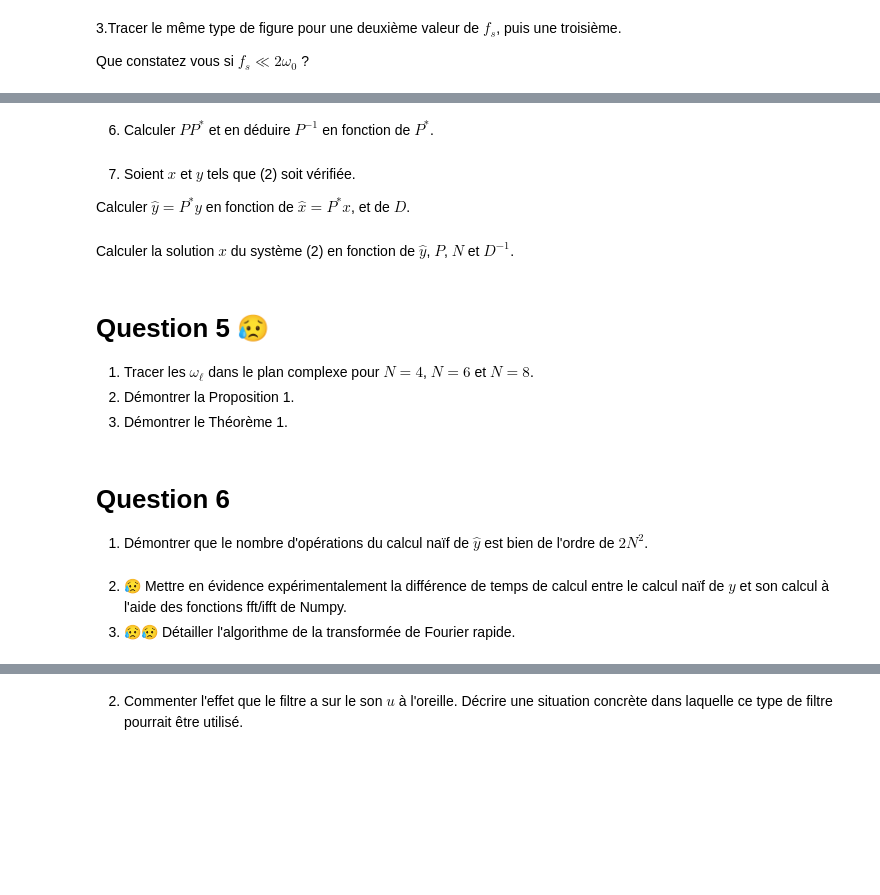
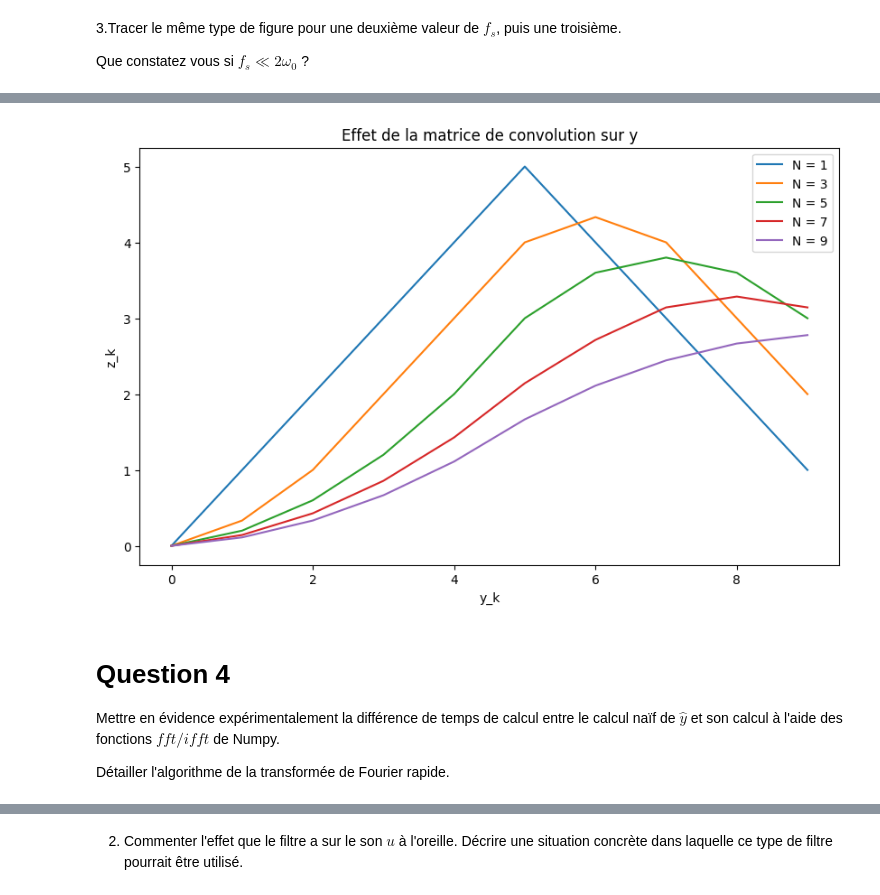
Before and after one commit to wikolyya/projet_deconvolution_VALV, a Jupyter notebook: Projet_Deconvolution_NoteBook_UE Modelisation EADS.ipynb, the cells around one changed output, grey strips where cells are left out. Drawn from its saved outputs; the diff is of its cells as text; code cells hidden in the pictures; blank space fills up the shorter version.

```diff
--- a/Projet_Deconvolution_NoteBook_UE Modelisation EADS.ipynb
+++ b/Projet_Deconvolution_NoteBook_UE Modelisation EADS.ipynb
@@ -155,21 +153,49 @@ On note $D$ la matrice diagonale $D=\left(
-# %% [markdown]
-6. Calculer $PP^*$ et en déduire $P^{-1}$ en fonction de $P^*$.
-# %% [markdown]
-7. Soient $x$ et $y$ tels que (2) soit vérifiée.
-
- Calculer $\hat{y}=P^*y$ en fonction de $\hat{x}=P^*x$, et de $D$.
-# %% [markdown]
-Calculer la solution $x$ du système (2) en fonction de $\hat{y}$, $P$, $N$ et $D^{-1}$.
-# %% [markdown]
-# Question 5 &#x1F625;
-
-1. Tracer les $\omega_\ell$ dans le plan complexe pour $N=4$, $N=6$ et $N=8$.
-2. Démontrer la Proposition 1.
-3. Démontrer le Théorème 1.
-# %% [markdown]
-# Question 6
-
-1. Démontrer que le nombre d'opérations du calcul naïf de $\hat y$ est bien de l'ordre de $2N^2$.
+# %%
+#Méthode possible dans la fonction convolve2d() en python (C compilé) mais utilisé surtout pour le traitement d'images
+def matrice_convolution(m, N):
+    "Creation d'une matrice de convolution en fonction de N"
+    H = np.zeros((N, N))
+    # Creation du vecteur h en fonction de N pour test de différentes situations
+    filtre_h = np.array([1/m]*m + [0] * (N-m))
+
+    # Matrice de convolution
+    for i in range(N):
+        for j in range(min(m, N)):
+            if i - j >= 0:
+                H[i, i - j] = filtre_h[j]
+    return H
+
+def fonction_y(N):
+    "Calcul de Yk en fonction de k"
+    return np.array([k if k < N/2 else N-k for k in range(N)])
+
+def fonction_z(y, n):
+    "Calcul de z en fonction de yk et S(n)"
+    plt.figure(figsize=(10,6))
+
+    N = len(y)
+    for i, n in enumerate(n):
+        S_n = matrice_convolution(n, N)
+        z = S_n @ y
+        plt.plot(range(N), z, label=f"N = {n}")
+
+    plt.title("Effet de la matrice de convolution sur y")
+    plt.xlabel("y_k")
+    plt.ylabel("z_k")
+    plt.legend()
+    plt.show()
+
+# MAIN
+N = 10
+m = np.arange(1, 11, 2)
+
+y_k = fonction_y(N)
+z_k = fonction_z(y_k, m)
+# %% [output]
+[figure, added]
 # %% [markdown]
-2. &#x1F625; Mettre en évidence expérimentalement la différence de temps de calcul entre le calcul naïf de $\hat y$ et son calcul à l'aide des fonctions fft/ifft de Numpy.
-3. &#x1F625;&#x1F625; Détailler l'algorithme de la transformée de Fourier rapide.
+# Question 4
+
+Mettre en évidence expérimentalement la différence de temps de calcul entre le calcul naïf de $\hat y$ et son calcul à l'aide des fonctions $fft/ifft$ de Numpy.
+
+Détailler l'algorithme de la transformée de Fourier rapide.
```
Also changed, not shown: parts of 19 cells of this notebook.
